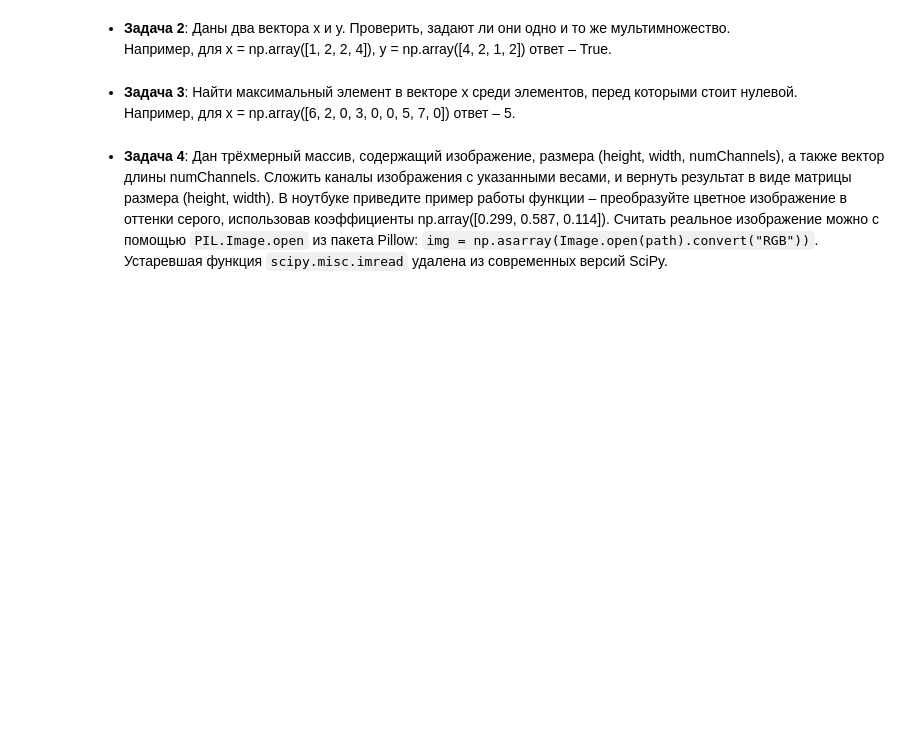
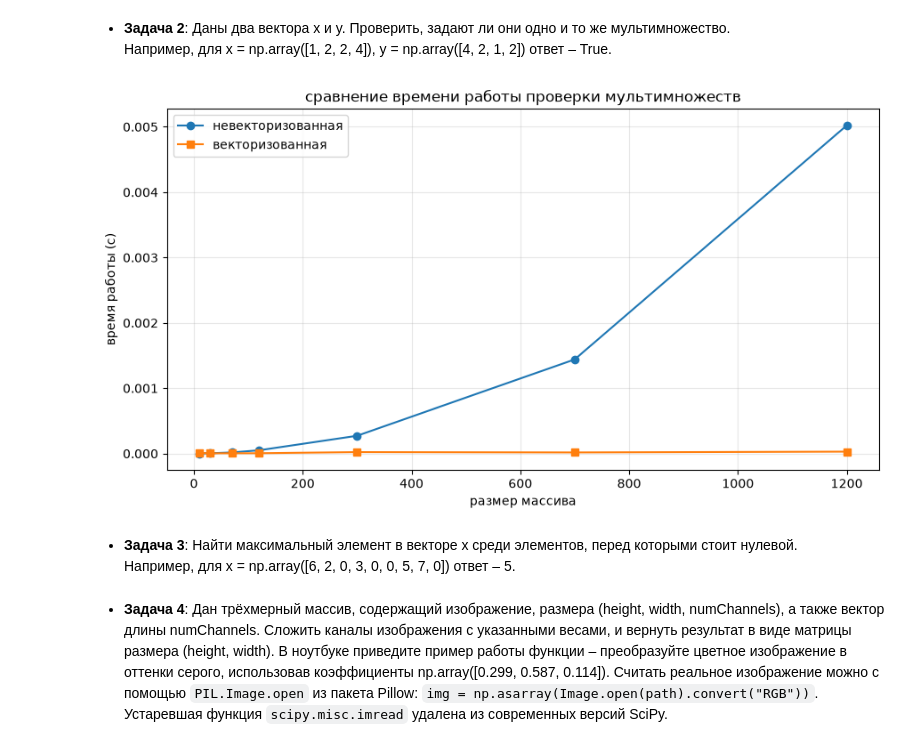
Before and after one commit to K35177/ML_Kamalov, a Jupyter notebook: task_numpy/task_numpy_practice.ipynb, the cells around one changed output. Saved outputs shown, nothing was run; the diff lists cells and outputs as text; code cells hidden in the pictures; blank space fills up the shorter version.

Commit message:
Add task solutions and update gitignore

```diff
--- a/task_numpy/task_numpy_practice.ipynb
+++ b/task_numpy/task_numpy_practice.ipynb
@@ -102,9 +102,54 @@ plt.show()
 * __Задача 2__: Даны два вектора x и y. Проверить, задают ли они одно и то же мультимножество.
   Например, для x = np.array([1, 2, 2, 4]), y = np.array([4, 2, 1, 2]) ответ – True.
 # %%
-reload_solution_modules()
+  import time
+  import matplotlib.pyplot as plt
+  import numpy as np
+  import functions
+  import functions_vectorized
+  from importlib import reload
+  %matplotlib inline
 
-# code here
+  def reload_solution_modules():
+      reload(functions)
+      reload(functions_vectorized)
+
+  reload_solution_modules()
+  data_size = np.array([10, 30, 70, 120, 300, 700, 1200])
+  time_non_vectorized = []
+  time_vectorized = []
+
+  for size in data_size:
+      x = np.arange(size)
+      y = x[::-1]
+      repetitions = 5
+
+      start = time.perf_counter()
+      for _ in range(repetitions):
+          functions.are_multisets_equal(x.tolist(), y.tolist())
+      time_non_vectorized.append((time.perf_counter() - start) / repetitions)
+
+      start = time.perf_counter()
+      for _ in range(repetitions):
+          functions_vectorized.are_multisets_equal(x, y)
+      time_vectorized.append((time.perf_counter() - start) / repetitions)
+
+  plt.figure(figsize=(9, 5))
+
+  plt.plot(
+      data_size,time_non_vectorized,marker="o",label="невекторизованная")
+
+  plt.plot(data_size,time_vectorized,marker="s",label="векторизованная")
+
+  plt.title("сравнение времени работы проверки мультимножеств")
+  plt.xlabel("размер массива")
+  plt.ylabel("время работы (с)")
+  plt.grid(True, alpha=0.3)
+  plt.legend()
+  plt.tight_layout()
+  plt.show()
+# %% [output]
+[figure, added]
 # %% [markdown]
 * __Задача 3__: Найти максимальный элемент в векторе x среди элементов, перед которыми стоит нулевой.
  Например, для x = np.array([6, 2, 0, 3, 0, 0, 5, 7, 0]) ответ – 5.
```
Also changed, not shown: parts of 1 cell of this notebook, 1 other file.
